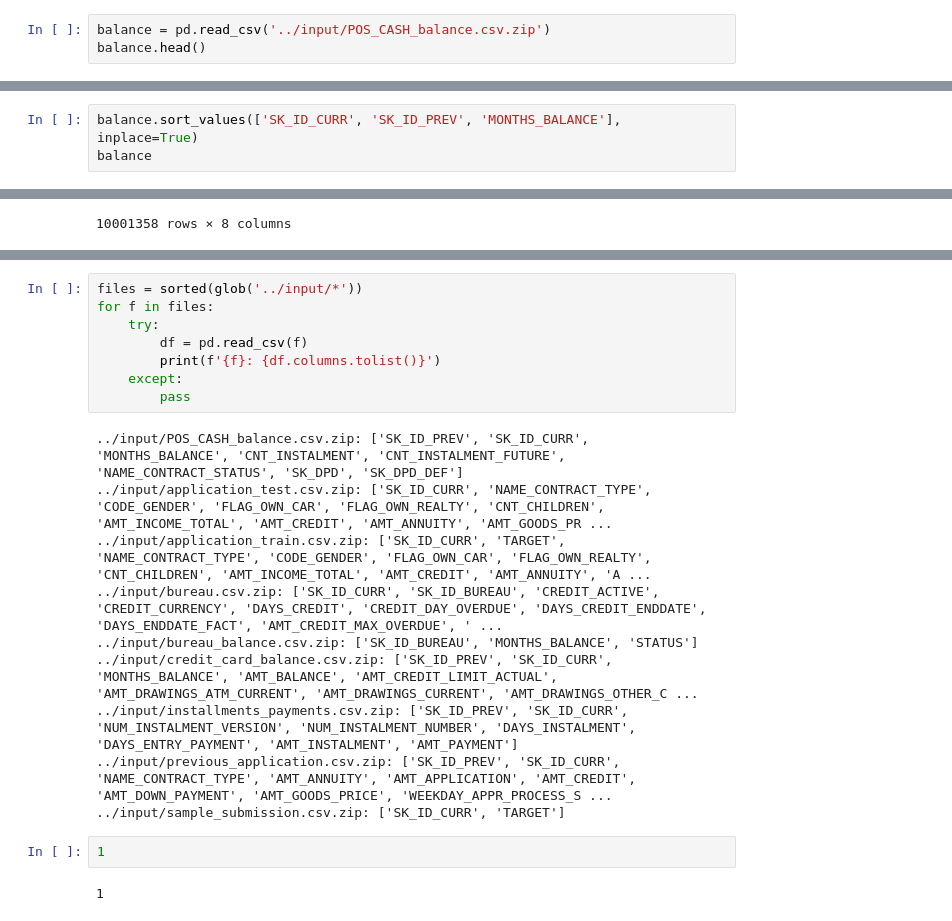
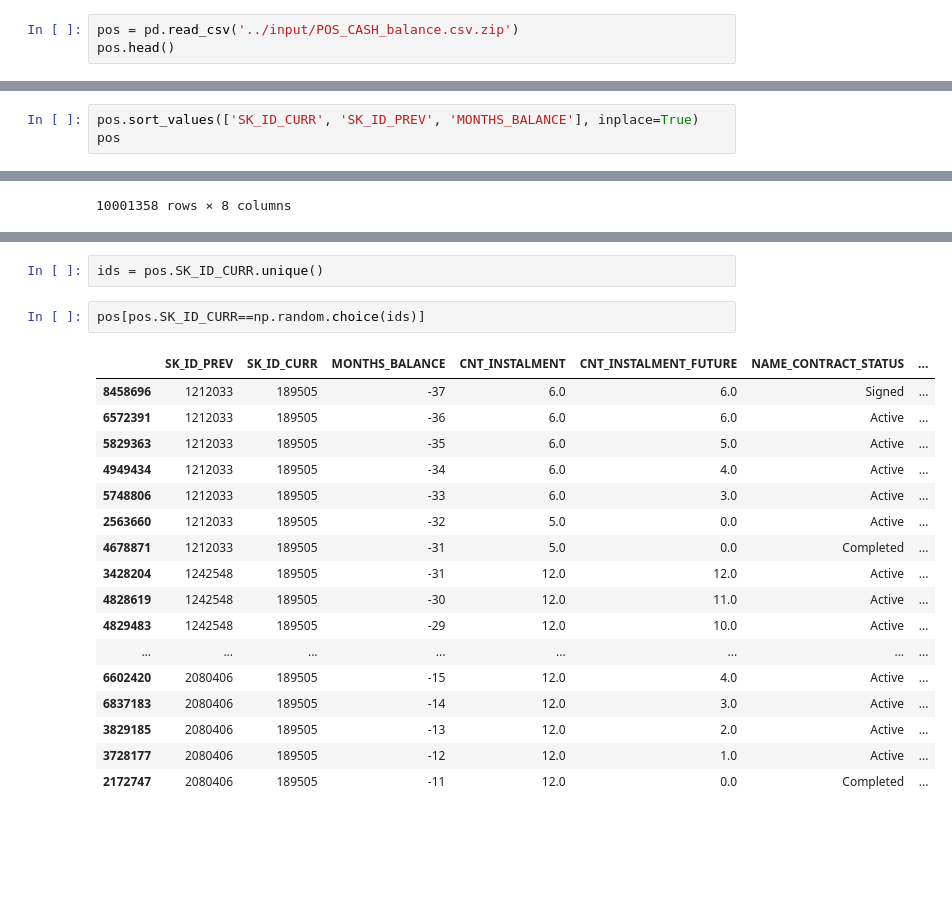
Before and after one commit to KazukiOnodera/Home-Credit-Default-Risk, a Jupyter notebook: py/EDA_004_POS_CASH_balance.ipynb, the cells around one changed output, grey strips where cells are left out. Drawn from its saved outputs; the diff is of its cells as text; blank space fills up the shorter version.

```diff
--- a/py/EDA_002_POS_CASH_balance.ipynb
+++ b/py/EDA_004_POS_CASH_balance.ipynb
@@ -20,8 +20,8 @@ sorted(glob('../input/*'))
  '../input/previous_application.csv.zip',
  '../input/sample_submission.csv.zip']
 # %%
-balance = pd.read_csv('../input/POS_CASH_balance.csv.zip')
-balance.head()
+pos = pd.read_csv('../input/POS_CASH_balance.csv.zip')
+pos.head()
 # %% [output]
 |  | SK_ID_PREV | SK_ID_CURR | MONTHS_BALANCE | CNT_INSTALMENT | CNT_INSTALMENT_FUTURE | NAME_CONTRACT_STATUS | ... |
 | 0 | 1803195 | 182943 | -31 | 48.0 | 45.0 | Active | ... |
@@ -45,6 +88,6 @@ Shape: (10001358, 8)
 # %%
-balance.sort_values(['SK_ID_CURR', 'SK_ID_PREV', 'MONTHS_BALANCE'], inplace=True)
-balance
+pos.sort_values(['SK_ID_CURR', 'SK_ID_PREV', 'MONTHS_BALANCE'], inplace=True)
+pos
 # %% [output]
 |  | SK_ID_PREV | SK_ID_CURR | MONTHS_BALANCE | CNT_INSTALMENT | CNT_INSTALMENT_FUTURE | NAME_CONTRACT_STATUS | ... |
 | 7167007 | 1369693 | 100001 | -57 | 4.0 | 4.0 | Active | ... |
@@ -127,22 +110,22 @@ balance[balance.SK_ID_CURR ==456255].sort_values('MONTHS_BALANCE')
-# %%
-files = sorted(glob('../input/*'))
-for f in files:
-    try:
-        df = pd.read_csv(f)
-        print(f'{f}: {df.columns.tolist()}')
-    except:
-        pass
-# %% [output]
-../input/POS_CASH_balance.csv.zip: ['SK_ID_PREV', 'SK_ID_CURR', 'MONTHS_BALANCE', 'CNT_INSTALMENT', 'CNT_INSTALMENT_FUTURE', 'NAME_CONTRACT_STATUS', 'SK_DPD', 'SK_DPD_DEF']
-../input/application_test.csv.zip: ['SK_ID_CURR', 'NAME_CONTRACT_TYPE', 'CODE_GENDER', 'FLAG_OWN_CAR', 'FLAG_OWN_REALTY', 'CNT_CHILDREN', 'AMT_INCOME_TOTAL', 'AMT_CREDIT', 'AMT_ANNUITY', 'AMT_GOODS_PR ...
-../input/application_train.csv.zip: ['SK_ID_CURR', 'TARGET', 'NAME_CONTRACT_TYPE', 'CODE_GENDER', 'FLAG_OWN_CAR', 'FLAG_OWN_REALTY', 'CNT_CHILDREN', 'AMT_INCOME_TOTAL', 'AMT_CREDIT', 'AMT_ANNUITY', 'A ...
-../input/bureau.csv.zip: ['SK_ID_CURR', 'SK_ID_BUREAU', 'CREDIT_ACTIVE', 'CREDIT_CURRENCY', 'DAYS_CREDIT', 'CREDIT_DAY_OVERDUE', 'DAYS_CREDIT_ENDDATE', 'DAYS_ENDDATE_FACT', 'AMT_CREDIT_MAX_OVERDUE', ' ...
-../input/bureau_balance.csv.zip: ['SK_ID_BUREAU', 'MONTHS_BALANCE', 'STATUS']
-../input/credit_card_balance.csv.zip: ['SK_ID_PREV', 'SK_ID_CURR', 'MONTHS_BALANCE', 'AMT_BALANCE', 'AMT_CREDIT_LIMIT_ACTUAL', 'AMT_DRAWINGS_ATM_CURRENT', 'AMT_DRAWINGS_CURRENT', 'AMT_DRAWINGS_OTHER_C ...
-../input/installments_payments.csv.zip: ['SK_ID_PREV', 'SK_ID_CURR', 'NUM_INSTALMENT_VERSION', 'NUM_INSTALMENT_NUMBER', 'DAYS_INSTALMENT', 'DAYS_ENTRY_PAYMENT', 'AMT_INSTALMENT', 'AMT_PAYMENT']
-../input/previous_application.csv.zip: ['SK_ID_PREV', 'SK_ID_CURR', 'NAME_CONTRACT_TYPE', 'AMT_ANNUITY', 'AMT_APPLICATION', 'AMT_CREDIT', 'AMT_DOWN_PAYMENT', 'AMT_GOODS_PRICE', 'WEEKDAY_APPR_PROCESS_S ...
-../input/sample_submission.csv.zip: ['SK_ID_CURR', 'TARGET']
-# %%
-1
-# %% [output]
-1
+# %%
+ids = pos.SK_ID_CURR.unique()
+# %%
+pos[pos.SK_ID_CURR==np.random.choice(ids)]
+# %% [output]
+|  | SK_ID_PREV | SK_ID_CURR | MONTHS_BALANCE | CNT_INSTALMENT | CNT_INSTALMENT_FUTURE | NAME_CONTRACT_STATUS | ... |
+| 8458696 | 1212033 | 189505 | -37 | 6.0 | 6.0 | Signed | ... |
+| 6572391 | 1212033 | 189505 | -36 | 6.0 | 6.0 | Active | ... |
+| 5829363 | 1212033 | 189505 | -35 | 6.0 | 5.0 | Active | ... |
+| 4949434 | 1212033 | 189505 | -34 | 6.0 | 4.0 | Active | ... |
+| 5748806 | 1212033 | 189505 | -33 | 6.0 | 3.0 | Active | ... |
+| 2563660 | 1212033 | 189505 | -32 | 5.0 | 0.0 | Active | ... |
+| 4678871 | 1212033 | 189505 | -31 | 5.0 | 0.0 | Completed | ... |
+| 3428204 | 1242548 | 189505 | -31 | 12.0 | 12.0 | Active | ... |
+| 4828619 | 1242548 | 189505 | -30 | 12.0 | 11.0 | Active | ... |
+| 4829483 | 1242548 | 189505 | -29 | 12.0 | 10.0 | Active | ... |
+| ... | ... | ... | ... | ... | ... | ... | ... |
+| 6602420 | 2080406 | 189505 | -15 | 12.0 | 4.0 | Active | ... |
+| 6837183 | 2080406 | 189505 | -14 | 12.0 | 3.0 | Active | ... |
+| 3829185 | 2080406 | 189505 | -13 | 12.0 | 2.0 | Active | ... |
+| 3728177 | 2080406 | 189505 | -12 | 12.0 | 1.0 | Active | ... |
+| 2172747 | 2080406 | 189505 | -11 | 12.0 | 0.0 | Completed | ... |
```
Also changed, not shown: parts of 10 cells of this notebook, 11 other files.
